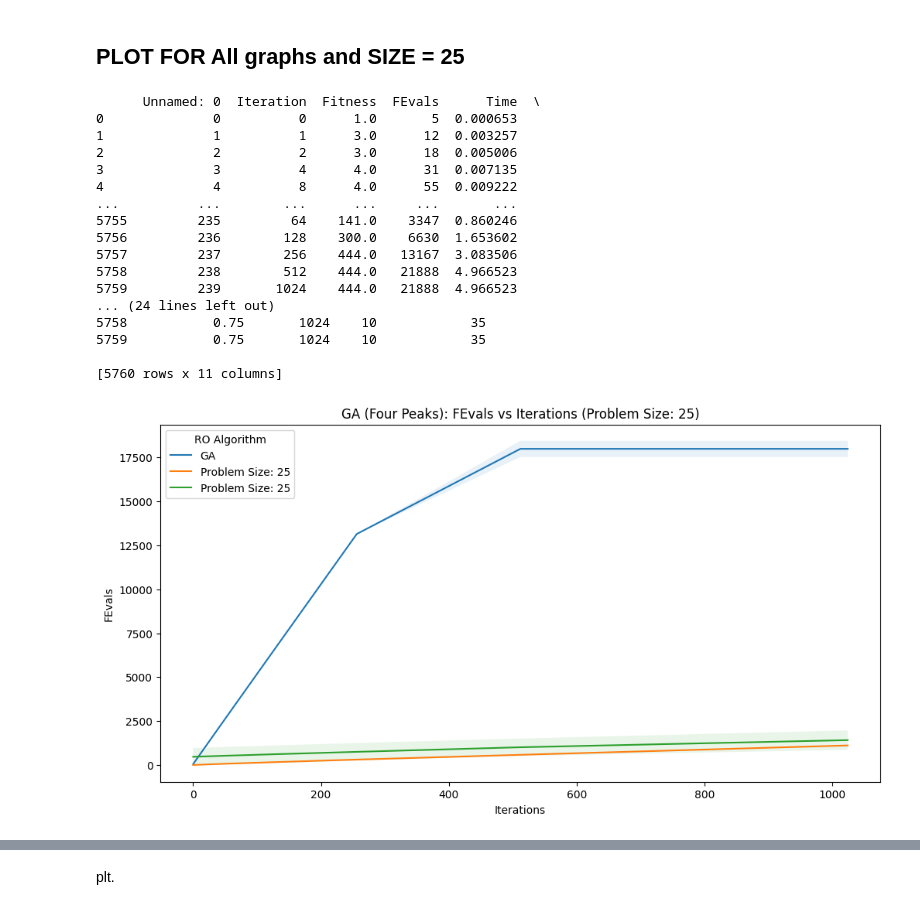
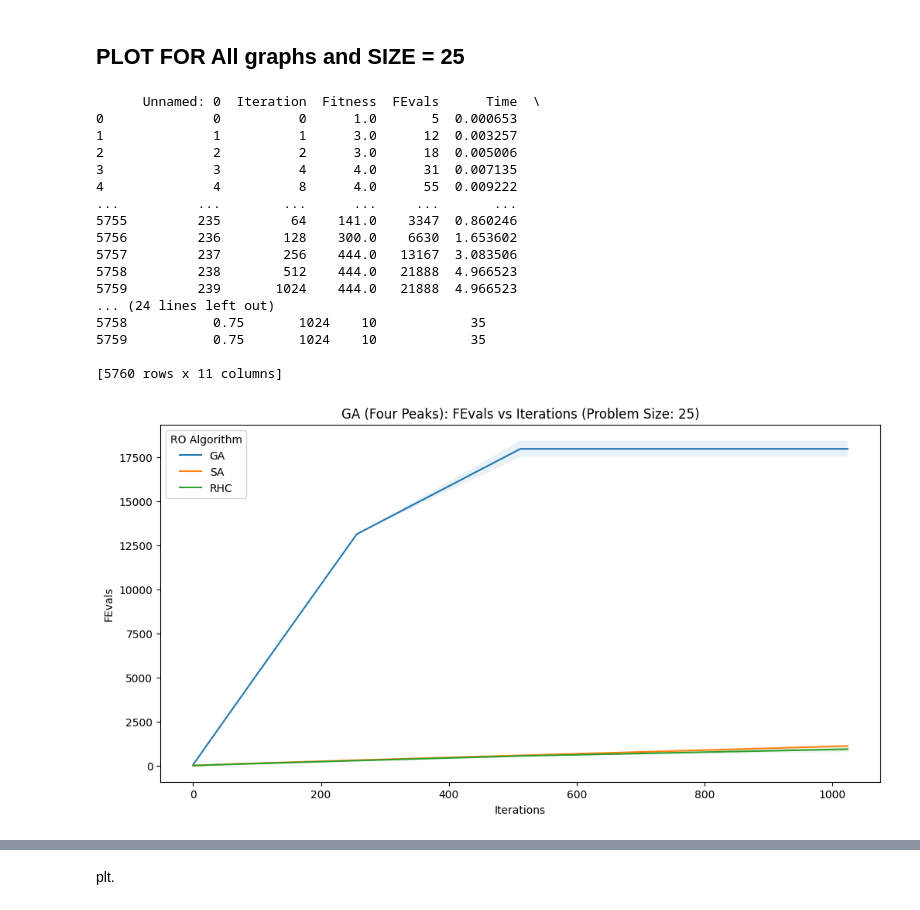
Before and after one commit to climberwb/ML, a Jupyter notebook: A2/A2P1Graphs._maxkcolor.ipynb, the cells around one changed output, grey strips where cells are left out. Saved outputs shown, nothing was run; the diff lists cells and outputs as text; code cells hidden in the pictures.

Commit message:
added more exemplery graphs

```diff
--- a/A2/A2P1Graphs._maxkcolor.ipynb
+++ b/A2/A2P1Graphs._maxkcolor.ipynb
@@ -76,3 +60,6 @@ rhc_stats_all
+# %%
+# only look at the first restart for consistency
+rhc_stats_all = rhc_stats_all[rhc_stats_all["current_restart"] == 0]
 # %%
 rhc_stats_all
 # %% [output]
@@ -803,7 +820,7 @@ df_grouped = df.groupby("Iteration")["FEvals"].agg(["mean", "std"]).reset_index(
 # If the DataFrame is empty after filtering, skip this iteration
 
 # Plot the mean FEvals with error bands representing the standard deviation
-plt.plot(df_grouped["Iteration"], df_grouped["mean"], label=f"Problem Size: {size}")
+plt.plot(df_grouped["Iteration"], df_grouped["mean"], label=f"SA")
 plt.fill_between(df_grouped["Iteration"], df_grouped["mean"] - df_grouped["std"], df_grouped["mean"] + df_grouped["std"], alpha=0.1)
 
 # best_hyper_params_rhc = min_iteration_for_max_fitness_rhc[min_iteration_for_max_fitness_rhc["problem_size"] == size]
@@ -826,35 +843,35 @@ df_grouped = df.groupby("Iteration")["FEvals"].agg(["mean", "std"]).reset_index(
 
 
 # Plot the mean FEvals with error bands representing the standard deviation
-plt.plot(df_grouped["Iteration"], df_grouped["mean"], label=f"Problem Size: {size}")
+plt.plot(df_grouped["Iteration"], df_grouped["mean"], label=f"RHC")
 plt.fill_between(df_grouped["Iteration"], df_grouped["mean"] - df_grouped["std"], df_grouped["mean"] + df_grouped["std"], alpha=0.1)
 
 
 # Set the labels and title of the plot
 plt.xlabel('Iterations')
 plt.ylabel('FEvals')
 plt.title(f'GA (Four Peaks): FEvals vs Iterations (Problem Size: {size})')
 plt.legend(title='RO Algorithm')
 plt.show()
 # %% [output]
       Unnamed: 0  Iteration  Fitness  FEvals      Time  \
 0              0          0      1.0       5  0.000653
 1              1          1      3.0      12  0.003257
 2              2          2      3.0      18  0.005006
 3              3          4      4.0      31  0.007135
 4              4          8      4.0      55  0.009222
 ...          ...        ...      ...     ...       ...
 5755         235         64    141.0    3347  0.860246
 5756         236        128    300.0    6630  1.653602
 5757         237        256    444.0   13167  3.083506
 5758         238        512    444.0   21888  4.966523
 5759         239       1024    444.0   21888  4.966523
 ... (24 lines left out)
 5758           0.75       1024    10            35
 5759           0.75       1024    10            35
 
 [5760 rows x 11 columns]
-[figure, old version]
+[figure, new version]
 # %%
 import matplotlib.pyplot as plt
 # implement Fitness vs Iterations for all 3 algorithms
```
Also changed, not shown: parts of 14 cells of this notebook, 1 other file.
